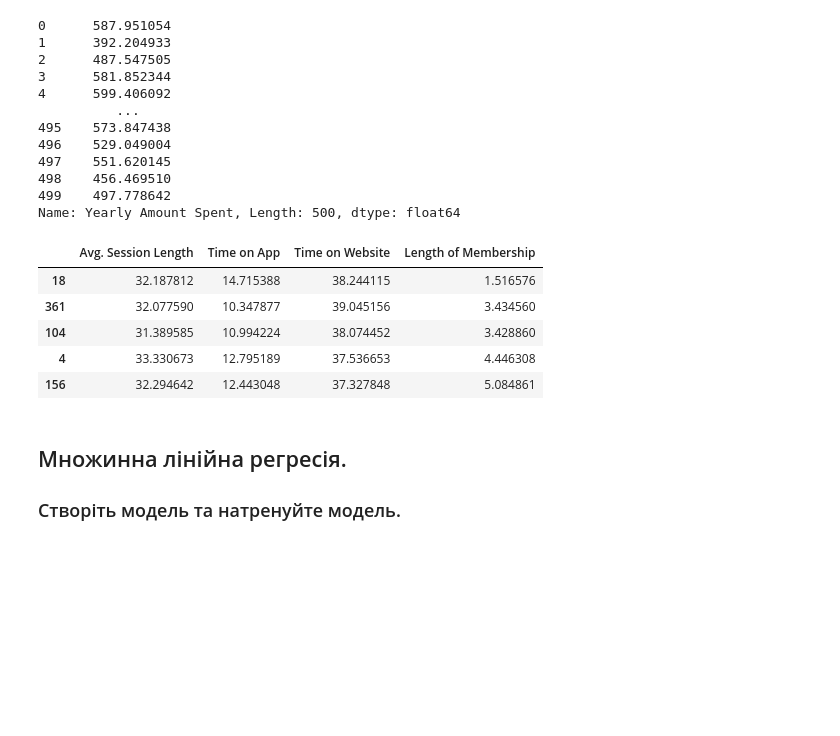
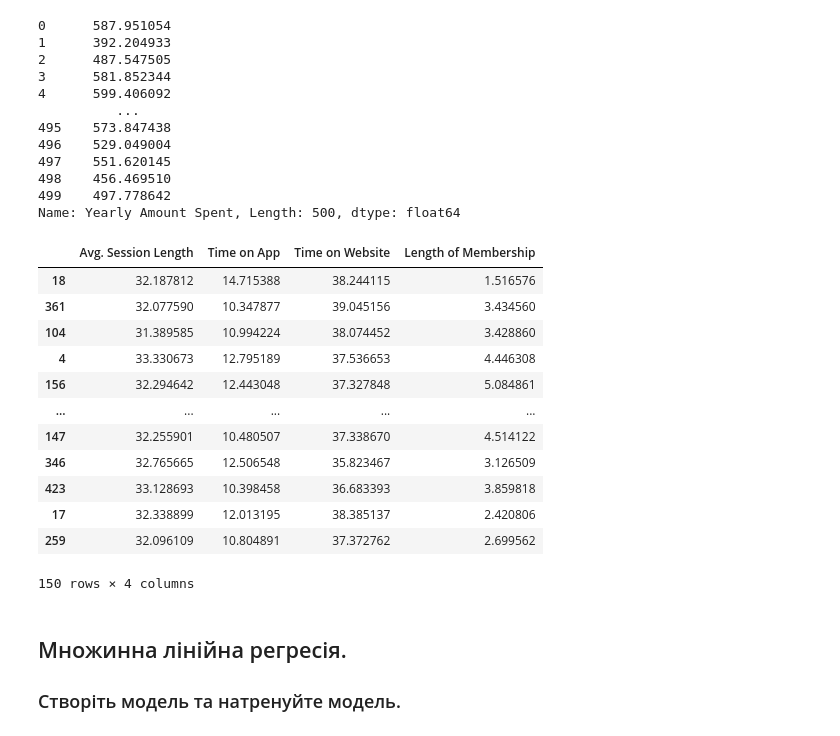
Before and after one commit to 4gn5t/DataInstrumentsPY, a Jupyter notebook: Lab7_Classification_Regression/Lab7.ipynb, the cells around one changed output. Saved outputs shown, nothing was run; the diff lists cells and outputs as text; code cells hidden in the pictures; blank space fills up the shorter version.

```diff
--- a/Lab7_Classification_Regression/Lab7.ipynb
+++ b/Lab7_Classification_Regression/Lab7.ipynb
@@ -748,14 +755,21 @@ y
 Name: Yearly Amount Spent, Length: 500, dtype: float64
 # %%
 X_train, X_test, y_train, y_test = train_test_split(X, y, test_size=0.3, random_state=101)
-X_test.head()
+X_test
 # %% [output]
 |  | Avg. Session Length | Time on App | Time on Website | Length of Membership |
 | 18 | 32.187812 | 14.715388 | 38.244115 | 1.516576 |
 | 361 | 32.077590 | 10.347877 | 39.045156 | 3.434560 |
 | 104 | 31.389585 | 10.994224 | 38.074452 | 3.428860 |
 | 4 | 33.330673 | 12.795189 | 37.536653 | 4.446308 |
 | 156 | 32.294642 | 12.443048 | 37.327848 | 5.084861 |
+| ... | ... | ... | ... | ... |
+| 147 | 32.255901 | 10.480507 | 37.338670 | 4.514122 |
+| 346 | 32.765665 | 12.506548 | 35.823467 | 3.126509 |
+| 423 | 33.128693 | 10.398458 | 36.683393 | 3.859818 |
+| 17 | 32.338899 | 12.013195 | 38.385137 | 2.420806 |
+| 259 | 32.096109 | 10.804891 | 37.372762 | 2.699562 |
+150 rows × 4 columns
 # %% [markdown]
 ## Множинна лінійна регресія.
 
```
Also changed, not shown: parts of 15 cells of this notebook.
